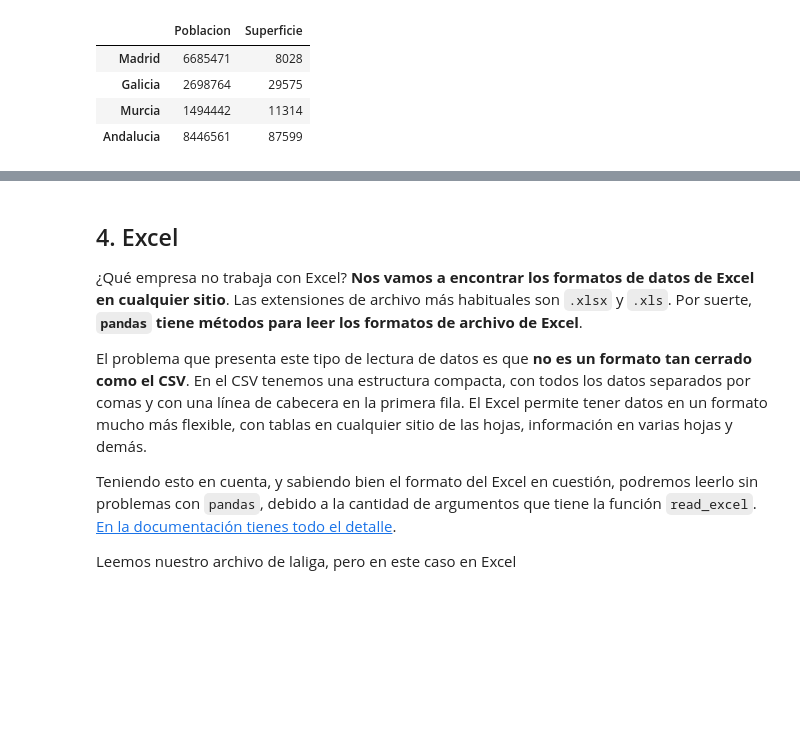
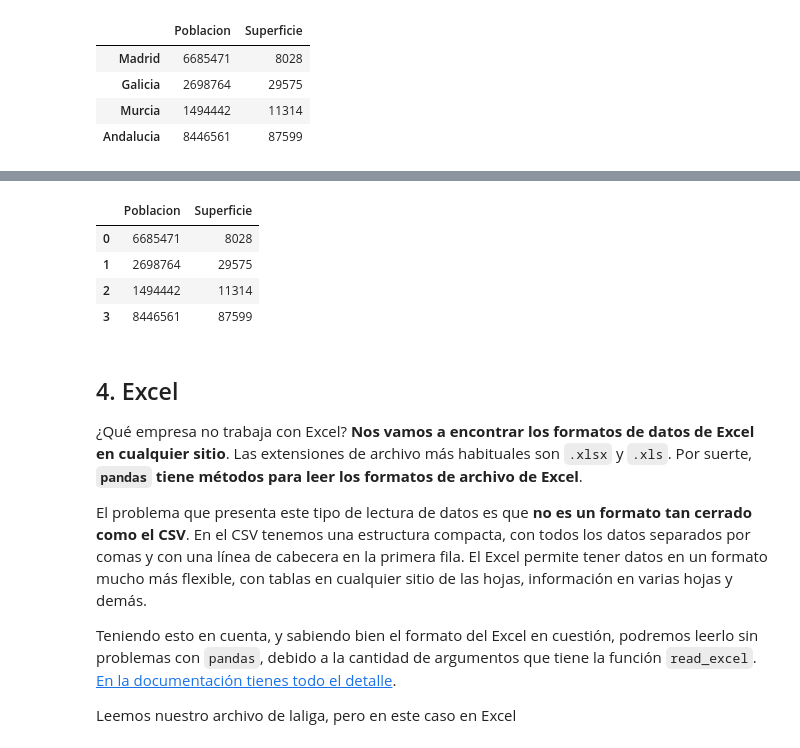
Before and after one commit to albertoromv/thebridge_ft_abr21, a Jupyter notebook: 2-Data Analysis/9-Ficheros/Lectura Escritura aula.ipynb, the cells around one changed output, grey strips where cells are left out. Saved outputs shown, nothing was run; the diff lists cells and outputs as text; code cells hidden in the pictures; blank space fills up the shorter version.

```diff
--- a/2-Data Analysis/9-Ficheros/Lectura Escritura aula.ipynb
+++ b/2-Data Analysis/9-Ficheros/Lectura Escritura aula.ipynb
@@ -386,3 +386,12 @@ df
+# %%
+df_read = pd.read_csv("data/poblacion.csv")
+df_read.head()
+# %% [output]
+|  | Poblacion | Superficie |
+| 0 | 6685471 | 8028 |
+| 1 | 2698764 | 29575 |
+| 2 | 1494442 | 11314 |
+| 3 | 8446561 | 87599 |
 # %% [markdown]
 ## 4. Excel
 ¿Qué empresa no trabaja con Excel? **Nos vamos a encontrar los formatos de datos de Excel en cualquier sitio**. Las extensiones de archivo más habituales son `.xlsx` y `.xls`. Por suerte, **`pandas` tiene métodos para leer los formatos de archivo de Excel**.
```
Also changed, not shown: parts of 19 cells of this notebook, 5 other files.
